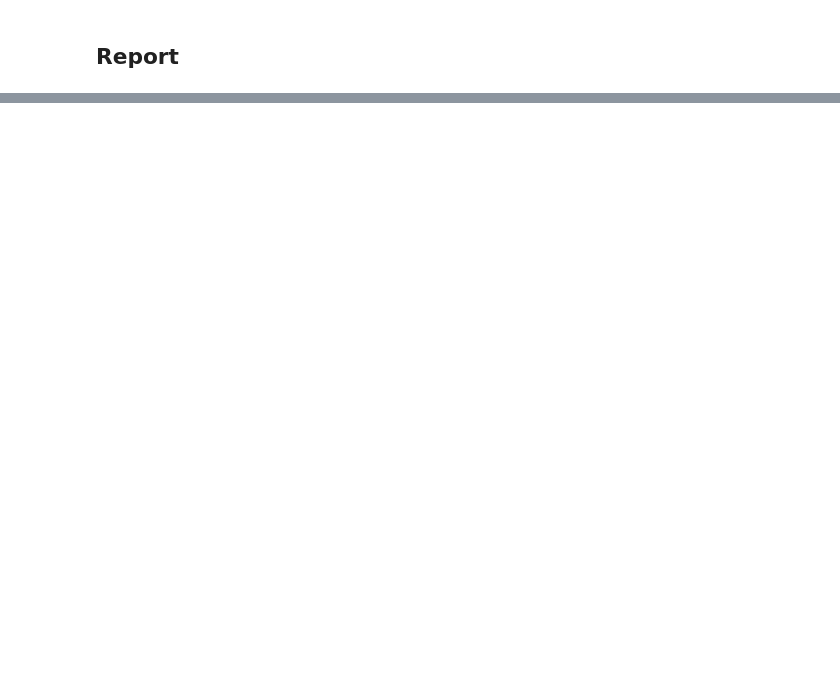
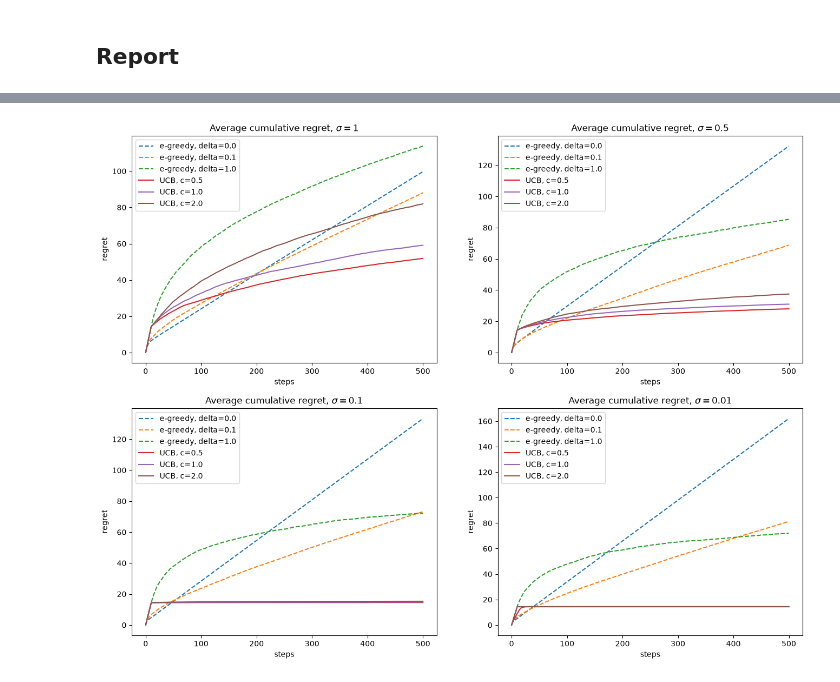
Before and after one commit to baltimira/Deep-Reinforcement-Learning, a Jupyter notebook: ARAP_Lab1_MAB.ipynb, the cells around one changed output, grey strips where cells are left out. Saved outputs shown, nothing was run; the diff lists cells and outputs as text; code cells hidden in the pictures; blank space fills up the shorter version.

```diff
--- a/ARAP_Lab1_MAB.ipynb
+++ b/ARAP_Lab1_MAB.ipynb
@@ -125,0 +159,8 @@ the regret over time. Derive conclusions.
+# %%
+for k, c in enumerate(pars[1]):
+    print('c =', c)
+    print('avg reward in convergence:', np.mean(avg_r[k][-100:]).round(2))
+    print('% optimal actions at steps 100, 250, 500:', avg_ba[k][[100, 250, 500]])
+    print('regret at steps 100, 250, 500:', avg_reg[k][[100, 250, 500]].round(1))
+print('Q(a) on a single run:', Q[:,-1].round(2))
+print('true q*(a):', meanA.round(2))
@@ -125,0 +190,18 @@ the regret over time. Derive conclusions.
+# %%
+sig_eg = sigmas + [sigmaUCB]
+sig_ucb = [sigmaUCB] + sigmas
+
+fig, ax = plt.subplots(2, 2, figsize=(16, 12))
+ax = ax.flatten()
+for i, s in enumerate([1, 0.5, 0.1, 0.01]):
+    reg_eg = results[0][sig_eg.index(s)][2]
+    reg_ucb = results[1][sig_ucb.index(s)][2]
+    for k, d in enumerate(pars[0]):
+        ax[i].plot(reg_eg[k], '--', label='e-greedy, delta={}'.format(d))
+    for k, c in enumerate(pars[1]):
+        ax[i].plot(reg_ucb[k], label='UCB, c={}'.format(c))
+    insert_labels({'title': r'Average cumulative regret, $\sigma={}$'.format(s), 'xlabel': 'steps', 'ylabel': 'regret'}, ax[i])
+    ax[i].legend()
+plt.show()
+# %% [output]
+[figure, added]
```
Also changed, not shown: parts of 35 cells of this notebook, 5 other files.
